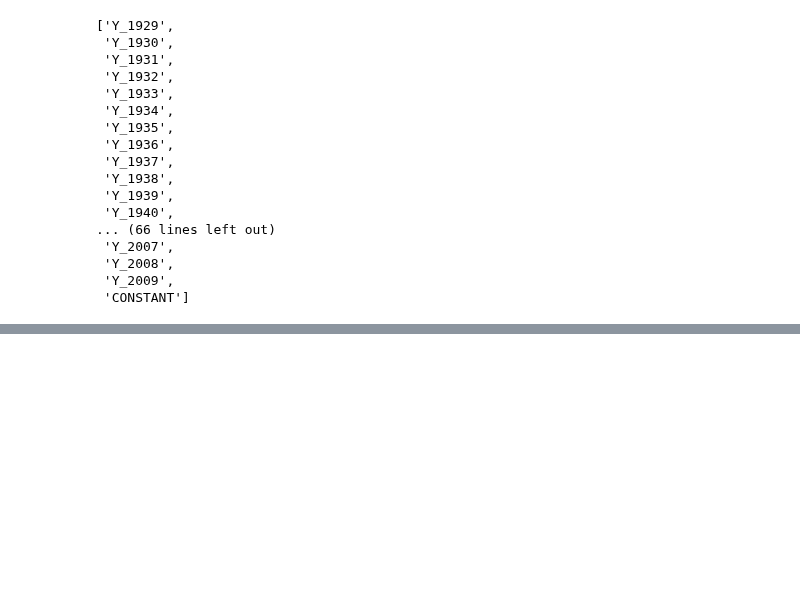
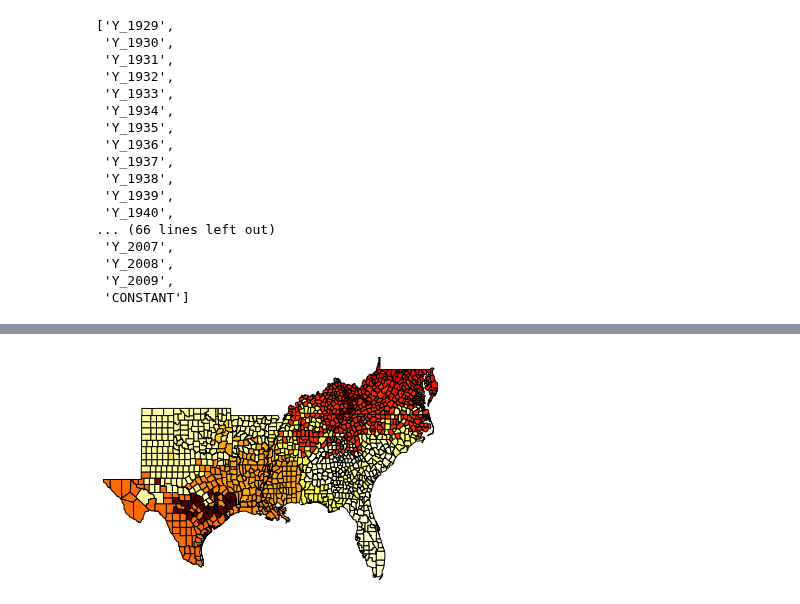
Before and after one commit to pysal/pysal, a Jupyter notebook: pysal/contrib/clusterpy/clusterpy.ipynb, the cells around one changed output, grey strips where cells are left out. Drawn from its saved outputs; the diff is of its cells as text; code cells hidden in the pictures; blank space fills up the shorter version.

Commit message:
ENH: south example

```diff
--- a/pysal/contrib/clusterpy/clusterpy.ipynb
+++ b/pysal/contrib/clusterpy/clusterpy.ipynb
@@ -931,0 +937,2 @@ Counter({3: 12, 1: 10, 0: 9, 2: 9, 4: 8})
+# %%
+south = cp.loadArcData(ps.examples.get_path("south.shp"))
@@ -931,0 +974,7 @@ Counter({3: 12, 1: 10, 0: 9, 2: 9, 4: 8})
+# %%
+regions = south.region2areas
+# %%
+shp = ps.examples.get_path('south.shp')
+maps.plot_choropleth(shp, np.array(regions), 'unique_values')
+# %% [output]
+[figure, added]
```
Also changed, not shown: parts of 37 cells of this notebook.
